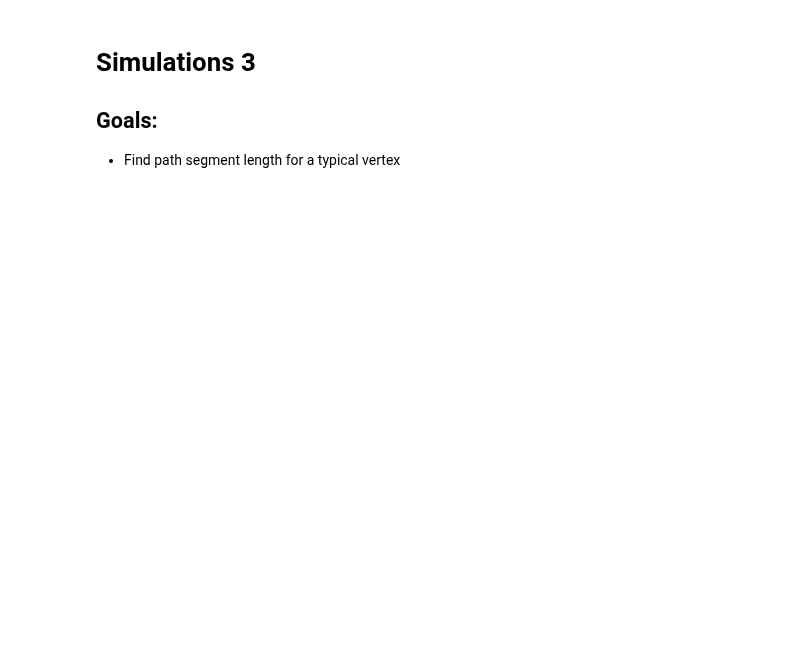
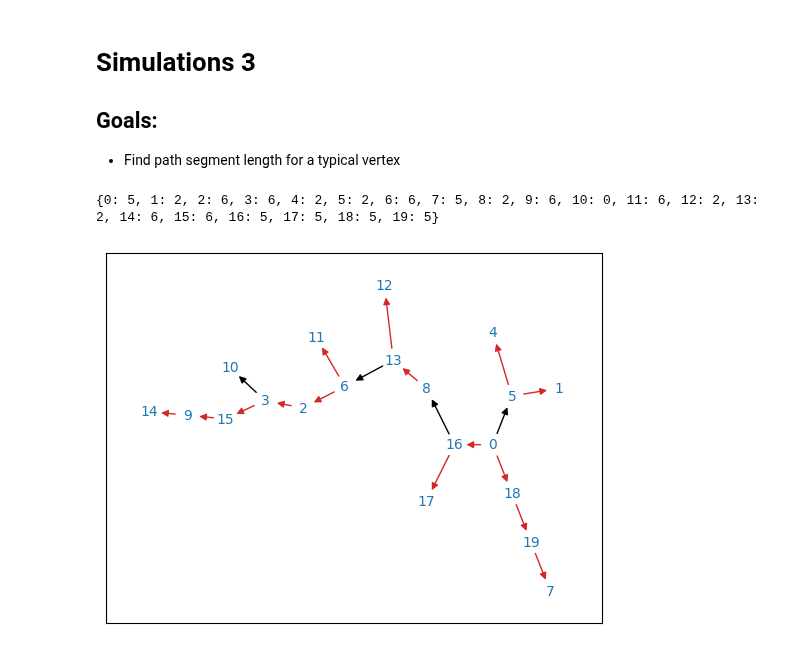
Before and after one commit to JulesGB/MeanFieldLastPassagePercolation, a Jupyter notebook: simulations3.ipynb, the cells around one changed output. Drawn from its saved outputs; the diff is of its cells as text; code cells hidden in the pictures; blank space fills up the shorter version.

Commit message:
got path segment length working

```diff
--- a/simulations3.ipynb
+++ b/simulations3.ipynb
@@ -12,6 +12,21 @@ from IPython.core.debugger import set_trace
 import scipy.stats as stats
 import pylab
 import statsmodels.api as sm
+# %%
+def draw_tree(tree, layout, draw_path=True):
+    rooted_tree = nx.bfs_tree(tree, 0)
+
+    #nx.draw_networkx_nodes(tree, pos=layout, node_size=29)
+    nx.draw_networkx_labels(tree, pos=layout, font_size=10, font_color="tab:blue")
+
+    if draw_path:
+        path_cover,_,X=util.path_cover(tree)
+        nx.draw_networkx_edges(rooted_tree, pos=layout, edgelist=path_cover, edge_color="tab:red", arrows=True)
+
+        other_edges = [(u,v) for u,v in rooted_tree.edges() if (u,v) not in path_cover and (v,u) not in path_cover]
+        nx.draw_networkx_edges(rooted_tree, pos=layout, edgelist=other_edges)
+    else:
+        nx.draw_networkx_edges(rooted_tree, pos=layout)
 # %% [markdown]
 # Simulations 3
 
@@ -30,8 +58,11 @@ def path_seg_length(tree, node):
 # %%
 n = 20
 lam = 0.7
-sample_tree = nx.fast_gnp_random_graph(n, lam/n)
+#sample_tree = nx.fast_gnp_random_graph(n, lam/n)
+sample_tree = nx.random_labeled_tree(n)
 for u,v in sample_tree.edges():
     sample_tree[u][v]['weight'] = 1
 
-print(path_seg_length(sample_tree, 0))
+print(all_path_seg_lengths(sample_tree))
+# %% [output]
+{0: 5, 1: 2, 2: 6, 3: 6, 4: 2, 5: 2, 6: 6, 7: 5, 8: 2, 9: 6, 10: 0, 11: 6, 12: 2, 13: 2, 14: 6, 15: 6, 16: 5, 17: 5, 18: 5, 19: 5}
@@ -41,0 +69,4 @@ sample_tree.edges()
+# %%
+draw_tree(sample_tree, hierarchyc_pos(sample_tree, root=0))
+# %% [output]
+[figure, added]
```
Also changed, not shown: parts of 3 cells of this notebook, 2 other files.
